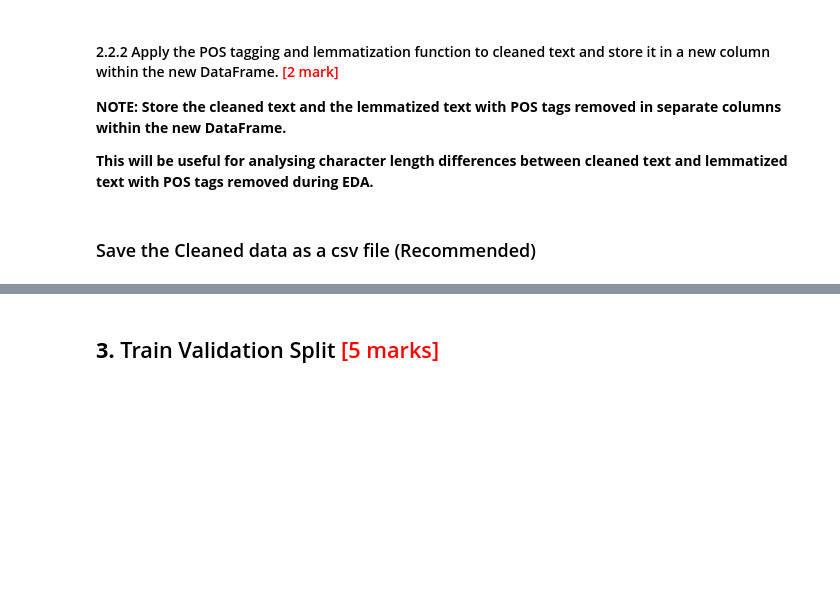
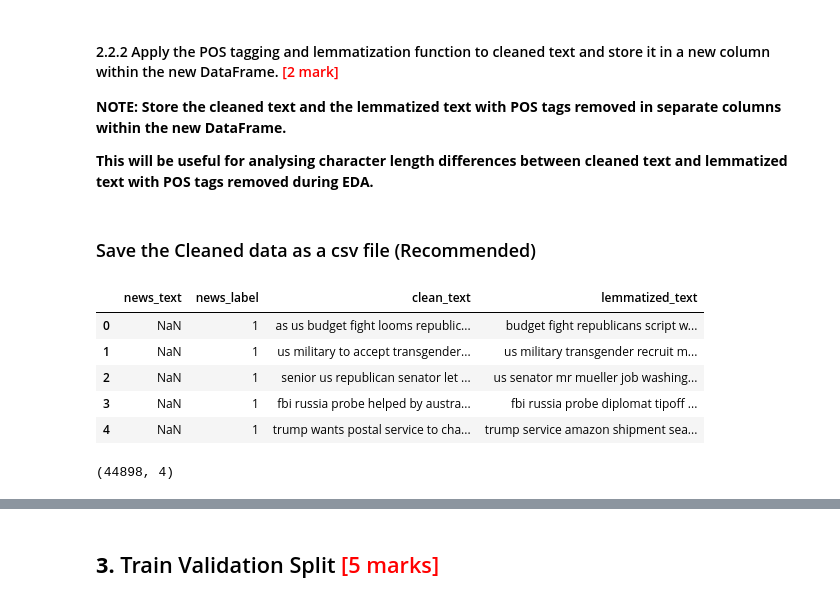
Before and after one commit to rajivgaba/Fake-News-Detection, a Jupyter notebook: Fake_News_Detection_Starter.ipynb, the cells around one changed output, grey strips where cells are left out. Drawn from its saved outputs; the diff is of its cells as text; code cells hidden in the pictures; blank space fills up the shorter version.

```diff
--- a/Fake_News_Detection_Starter.ipynb
+++ b/Fake_News_Detection_Starter.ipynb
@@ -347,11 +347,24 @@ df_clean['lemmatized_text'] = df_clean['clean_text'].apply(pos_tag_lemma_func)
 ### Save the Cleaned data as a csv file (Recommended)
 # %%
 ## Recommended to perform the below steps to save time while rerunning the code
-# df_clean.to_csv("clean_df.csv", index=False)
-# df_clean = pd.read_csv("clean_df.csv")
+df_clean.to_csv("clean_df.csv", index=False)
+df_clean = pd.read_csv("clean_df.csv")
 # %%
 # Check the first few rows of the DataFrame
+
+df_clean.head()
+# %% [output]
+|  | news_text | news_label | clean_text | lemmatized_text |
+| 0 | NaN | 1 | as us budget fight looms republic... | budget fight republicans script w... |
+| 1 | NaN | 1 | us military to accept transgender... | us military transgender recruit m... |
+| 2 | NaN | 1 | senior us republican senator let ... | us senator mr mueller job washing... |
+| 3 | NaN | 1 | fbi russia probe helped by austra... | fbi russia probe diplomat tipoff ... |
+| 4 | NaN | 1 | trump wants postal service to cha... | trump service amazon shipment sea... |
 # %%
 # Check the dimensions of the DataFrame
+
+df_clean.shape
+# %% [output]
+(44898, 4)
 # %%
 # Check the number of non-null entries and data types of each column
```
Also changed, not shown: parts of 1 cell of this notebook.
